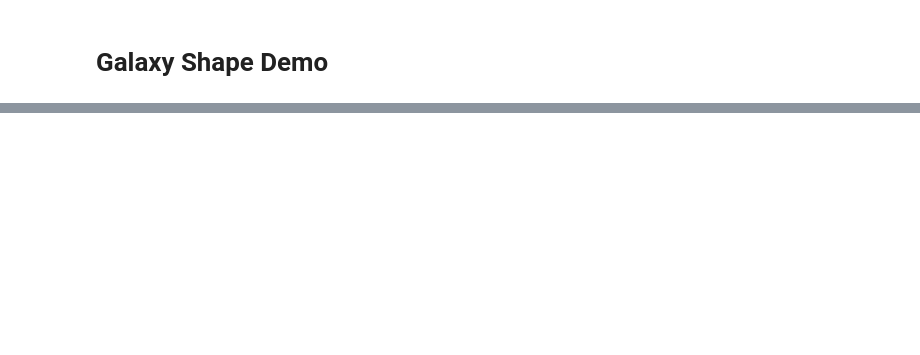
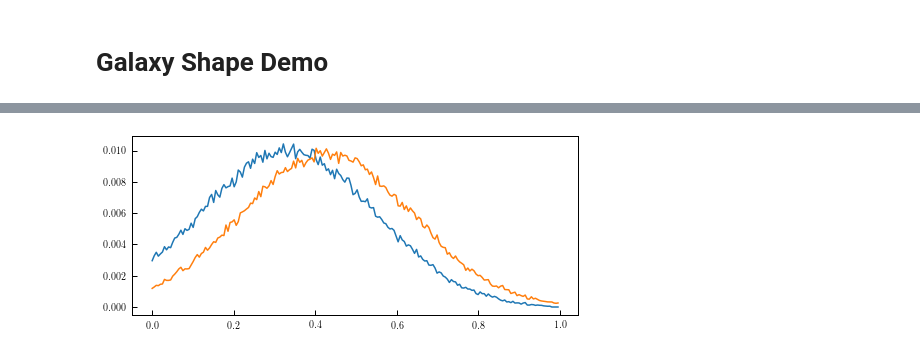
Before and after one commit to duncandc/galaxy_shapes, a Jupyter notebook: shape_models/shape_demo.ipynb, the cells around one changed output, grey strips where cells are left out. Drawn from its saved outputs; the diff is of its cells as text; code cells hidden in the pictures; blank space fills up the shorter version.

```diff
--- a/shape_models/shape_demo.ipynb
+++ b/shape_models/shape_demo.ipynb
@@ -62,0 +85,19 @@ plt.show()
+# %%
+epsilon = 1-mock['galaxy_b_to_a']
+gamma_1 = mock['galaxy_c_to_a']
+gamma_2 = mock['galaxy_c_to_a']/mock['galaxy_b_to_a']
+# %%
+bins = np.linspace(0,1, 200)
+
+counts_1 = np.histogram(gamma_1, bins)[0]
+counts_1 = counts_1/np.sum(counts_1)
+
+counts_2 = np.histogram(gamma_2, bins)[0]
+counts_2 = counts_2/np.sum(counts_2)
+
+plt.figure(figsize=(8, 3.3))
+plt.plot(bins[:-1], counts_1)
+plt.plot(bins[:-1], counts_2)
+plt.show()
+# %% [output]
+[figure, added]
```
Also changed, not shown: parts of 18 cells of this notebook, 2 other files.
